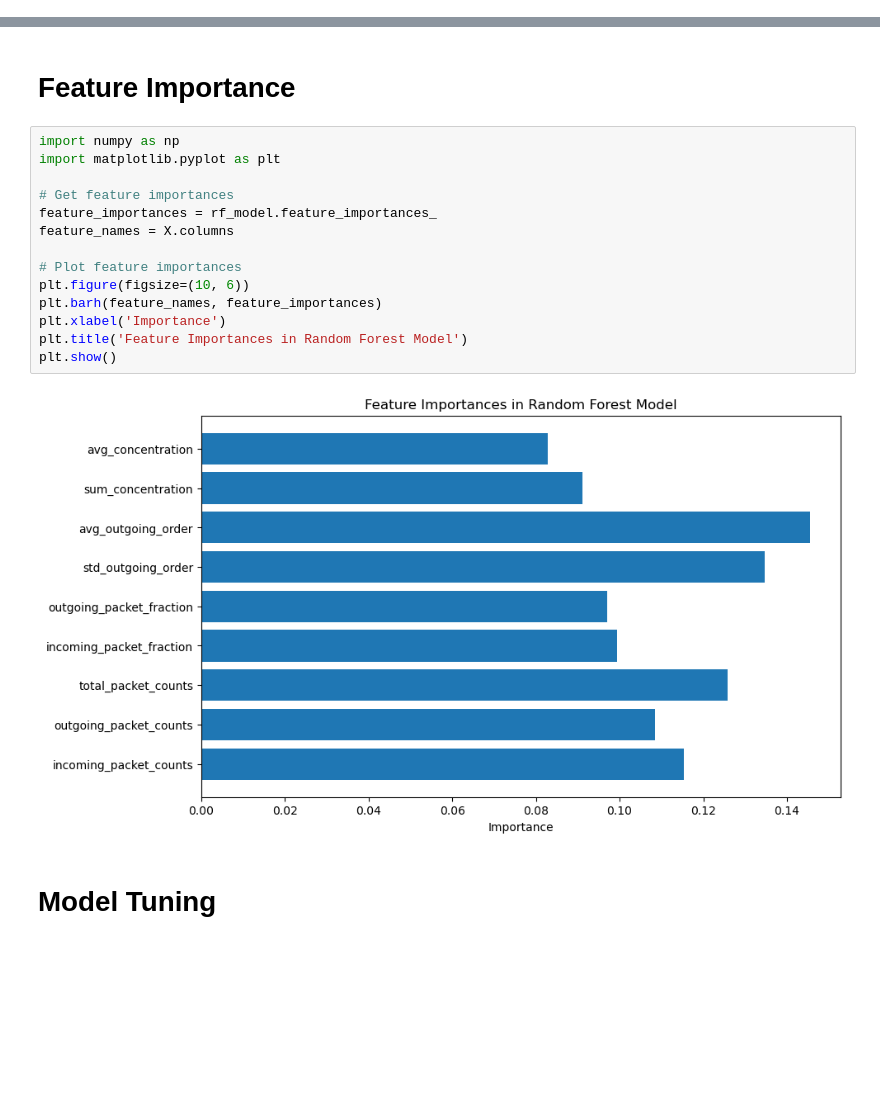
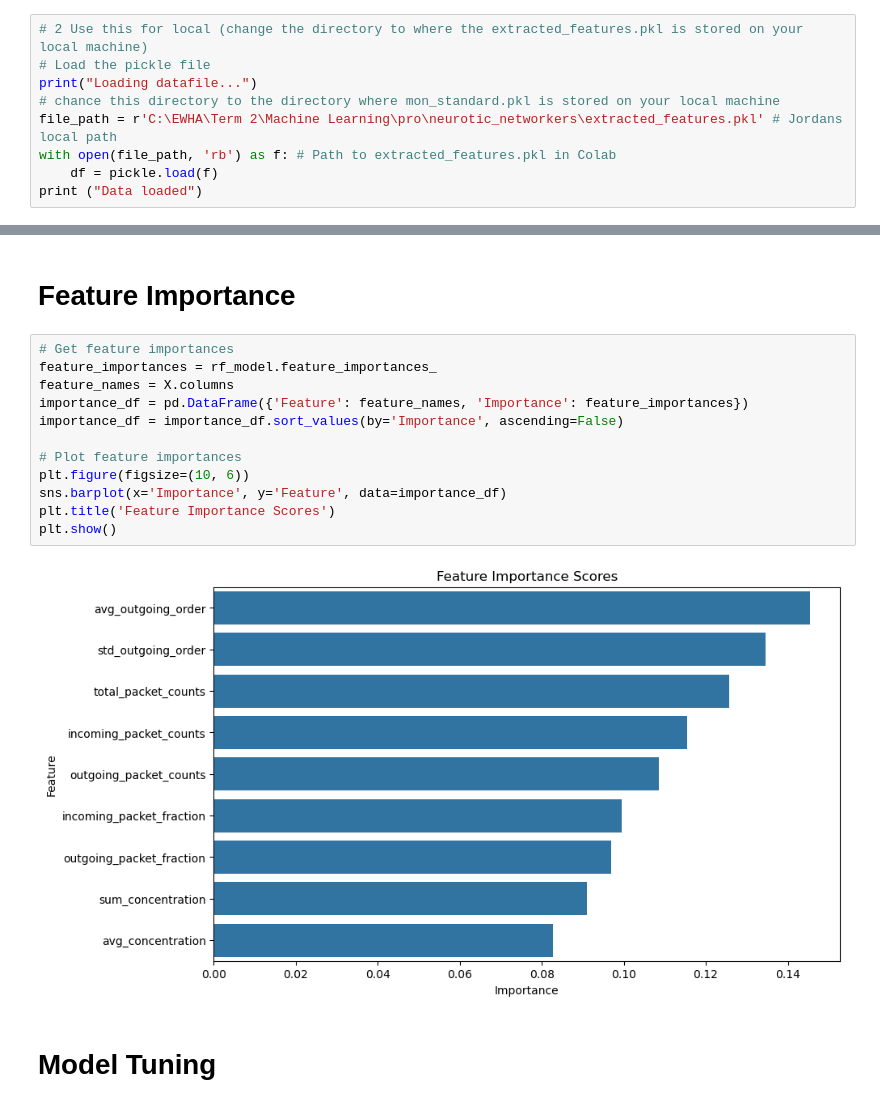
Before and after one commit to BettinaTee03/Machine-Learning-Group-Project, a Jupyter notebook: closedworld_multiclass.ipynb, the cells around one changed output, grey strips where cells are left out. Cells and saved outputs as stored; diff of their text form; blank space fills up the shorter version.

```diff
--- a/closedworld_multiclass.ipynb
+++ b/closedworld_multiclass.ipynb
@@ -14,0 +30,9 @@ Datafile loaded successfully.
+# %%
+# 2 Use this for local (change the directory to where the extracted_features.pkl is stored on your local machine)
+# Load the pickle file
+print("Loading datafile...")
+# chance this directory to the directory where mon_standard.pkl is stored on your local machine
+file_path = r'C:\EWHA\Term 2\Machine Learning\pro\neurotic_networkers\extracted_features.pkl' # Jordans local path
+with open(file_path, 'rb') as f: # Path to extracted_features.pkl in Colab
+    df = pickle.load(f)
+print ("Data loaded")
@@ -101,21 +137,19 @@ weighted avg       0.73      0.73      0.72      3800
 # %% [markdown]
 # Feature Importance
 # %%
-import numpy as np
-import matplotlib.pyplot as plt
-
 # Get feature importances
 feature_importances = rf_model.feature_importances_
 feature_names = X.columns
+importance_df = pd.DataFrame({'Feature': feature_names, 'Importance': feature_importances})
+importance_df = importance_df.sort_values(by='Importance', ascending=False)
 
 # Plot feature importances
 plt.figure(figsize=(10, 6))
-plt.barh(feature_names, feature_importances)
-plt.xlabel('Importance')
-plt.title('Feature Importances in Random Forest Model')
+sns.barplot(x='Importance', y='Feature', data=importance_df)
+plt.title('Feature Importance Scores')
 plt.show()
 # %% [output]
-[figure, old version]
+[figure, new version]
 # %% [markdown]
 # Model Tuning
 # %%
```
Also changed, not shown: parts of 9 cells of this notebook.
